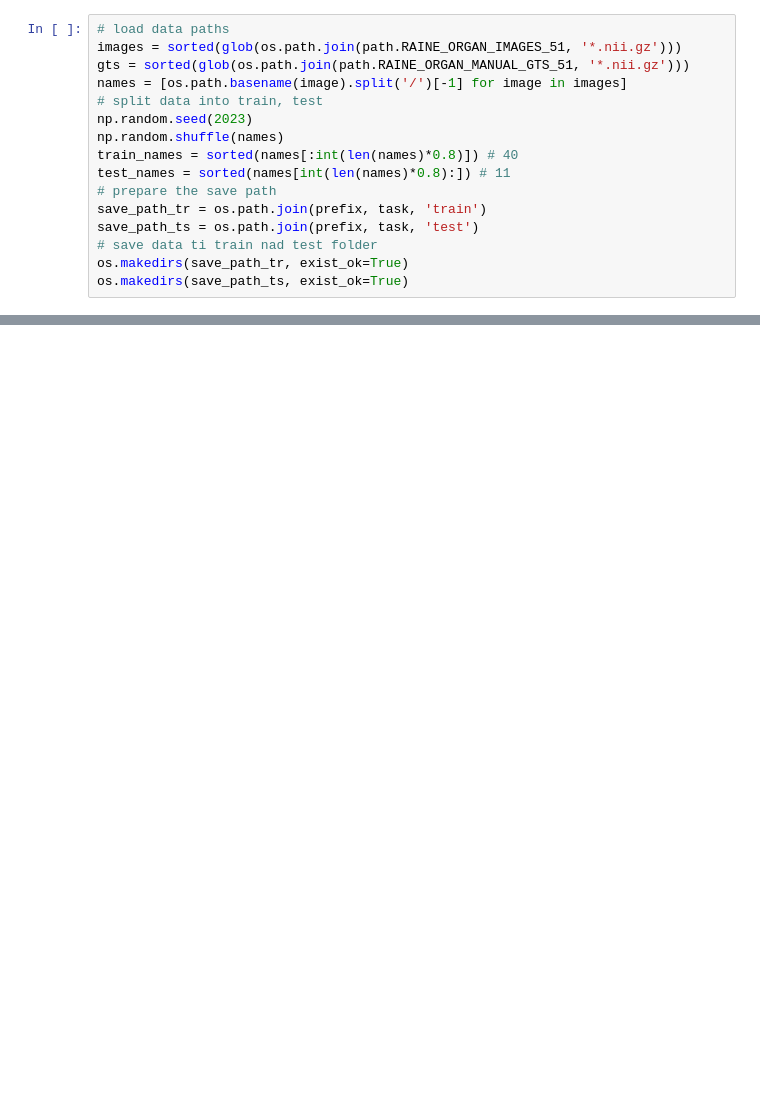
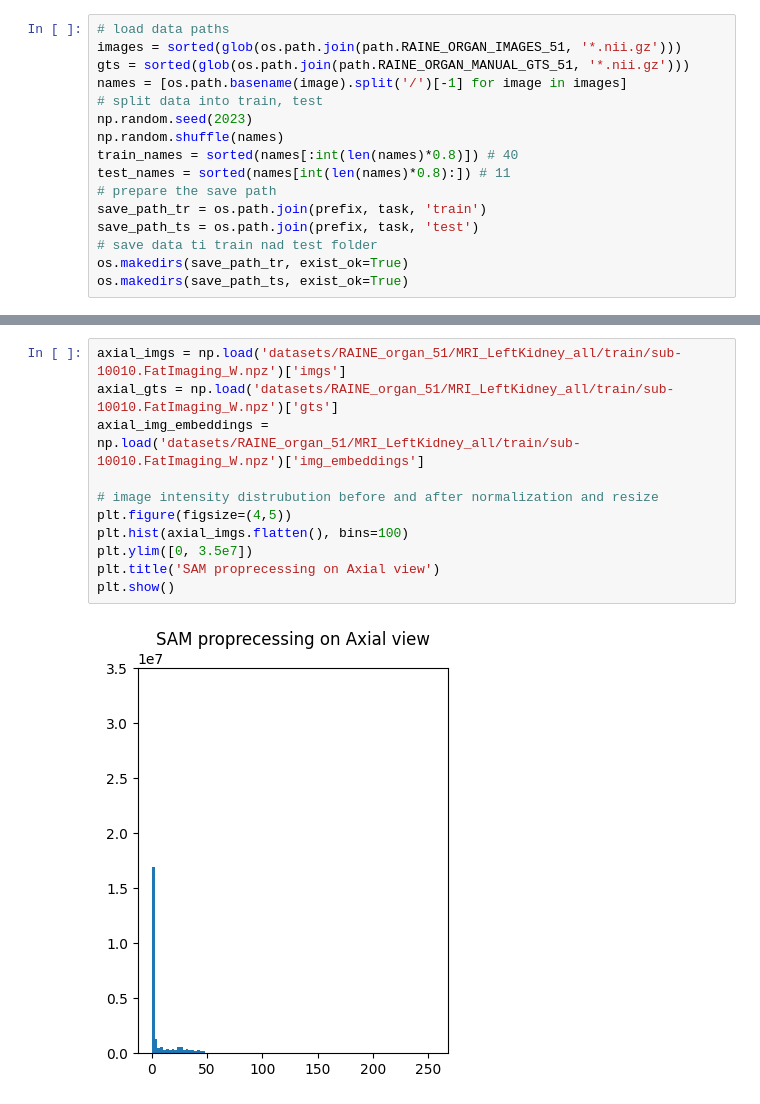
Before and after one commit to yexincheng/ALMRI, a Jupyter notebook: prepare_dataset.ipynb, the cells around one changed output, grey strips where cells are left out. Saved outputs shown, nothing was run; the diff lists cells and outputs as text; blank space fills up the shorter version.

```diff
--- a/prepare_dataset.ipynb
+++ b/prepare_dataset.ipynb
@@ -214,0 +209,13 @@ with open(os.path.join(save_path_ts, 'sub_index.json'), 'w') as f:
+# %%
+axial_imgs = np.load('datasets/RAINE_organ_51/MRI_LeftKidney_all/train/sub-10010.FatImaging_W.npz')['imgs']
+axial_gts = np.load('datasets/RAINE_organ_51/MRI_LeftKidney_all/train/sub-10010.FatImaging_W.npz')['gts']
+axial_img_embeddings = np.load('datasets/RAINE_organ_51/MRI_LeftKidney_all/train/sub-10010.FatImaging_W.npz')['img_embeddings']
+
+# image intensity distrubution before and after normalization and resize
+plt.figure(figsize=(4,5))
+plt.hist(axial_imgs.flatten(), bins=100)
+plt.ylim([0, 3.5e7])
+plt.title('SAM proprecessing on Axial view')
+plt.show()
+# %% [output]
+[figure, added]
```
Also changed, not shown: parts of 14 cells of this notebook, 2 other files.
